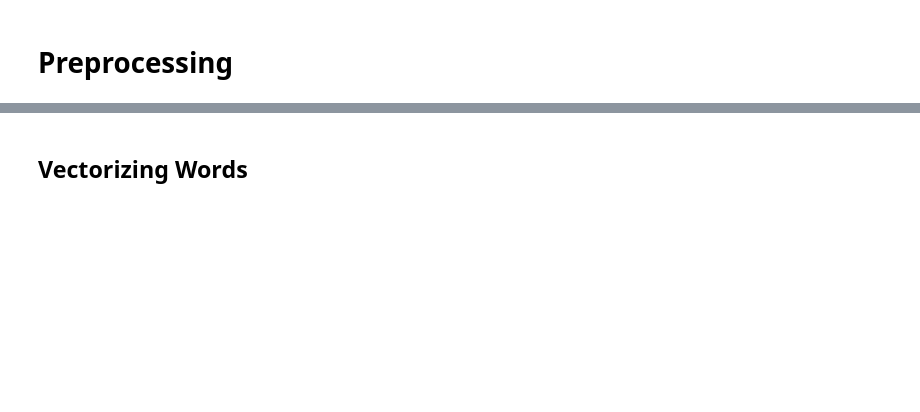
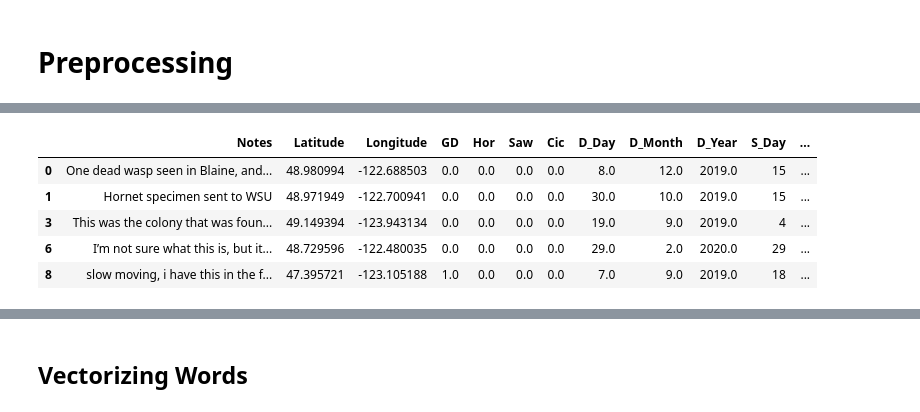
Before and after one commit to brfi3983/MCM2021, a Jupyter notebook: pos_prediction.ipynb, the cells around one changed output, grey strips where cells are left out. Cells and saved outputs as stored; diff of their text form; code cells hidden in the pictures; blank space fills up the shorter version.

```diff
--- a/pos_prediction.ipynb
+++ b/pos_prediction.ipynb
@@ -54 +93,11 @@ df = df.drop(['GlobalID', 'Lab Status', 'Lab Comments', 'Detection Date', 'Submi
+# %%
+df = df.fillna(0)
+df.head()
+# %% [output]
+|  | Notes | Latitude | Longitude | GD | Hor | Saw | Cic | D_Day | D_Month | D_Year | S_Day | ... |
+| 0 | One dead wasp seen in Blaine, and... | 48.980994 | -122.688503 | 0.0 | 0.0 | 0.0 | 0.0 | 8.0 | 12.0 | 2019.0 | 15 | ... |
+| 1 | Hornet specimen sent to WSU | 48.971949 | -122.700941 | 0.0 | 0.0 | 0.0 | 0.0 | 30.0 | 10.0 | 2019.0 | 15 | ... |
+| 3 | This was the colony that was foun... | 49.149394 | -123.943134 | 0.0 | 0.0 | 0.0 | 0.0 | 19.0 | 9.0 | 2019.0 | 4 | ... |
+| 6 | I’m not sure what this is, but it... | 48.729596 | -122.480035 | 0.0 | 0.0 | 0.0 | 0.0 | 29.0 | 2.0 | 2020.0 | 29 | ... |
+| 8 | slow moving, i have this in the f... | 47.395721 | -123.105188 | 1.0 | 0.0 | 0.0 | 0.0 | 7.0 | 9.0 | 2019.0 | 18 | ... |
 # %%
```
Also changed, not shown: parts of 15 cells of this notebook, 19 other files.
